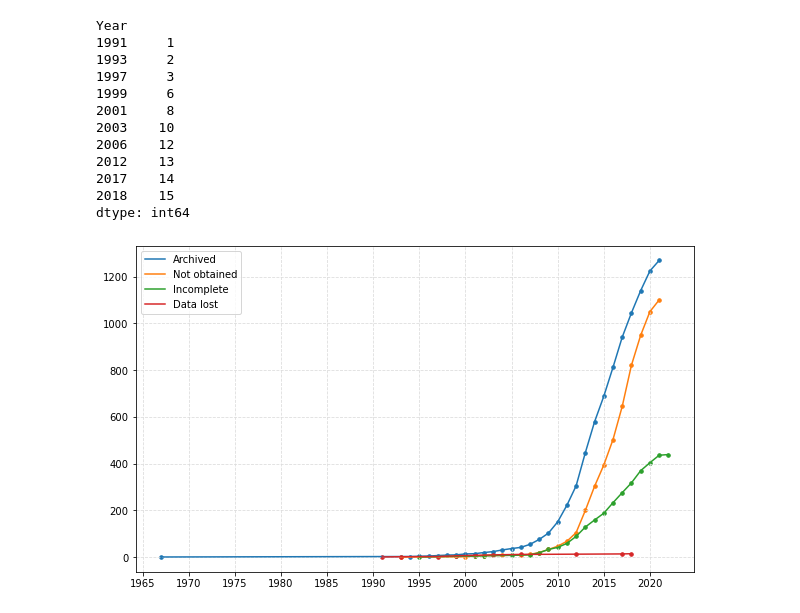
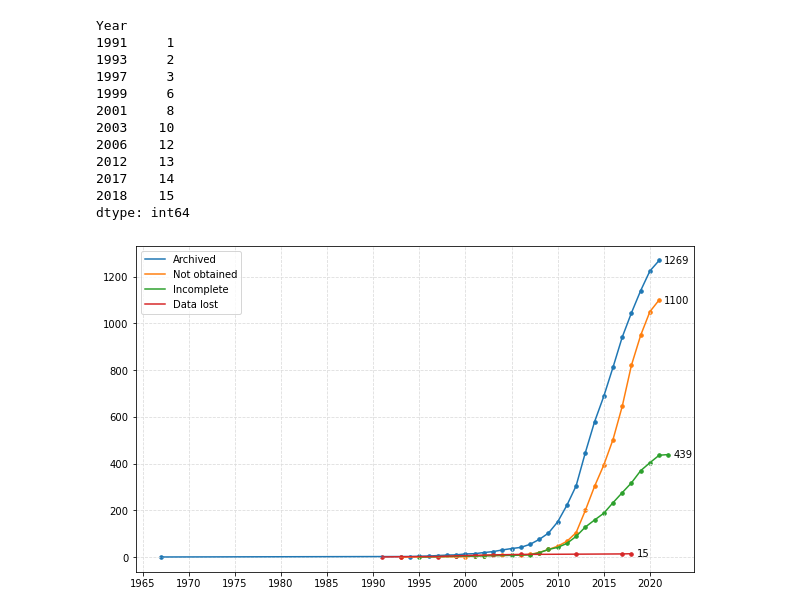
Before and after one commit to PBrockmann/PANGAEA_Scraping, a Jupyter notebook: PANGEAE_cumulativePapers_01.ipynb, the cells around one changed output. Saved outputs shown, nothing was run; the diff lists cells and outputs as text; code cells hidden in the pictures.

```diff
--- a/PANGEAE_cumulativePapers_01.ipynb
+++ b/PANGEAE_cumulativePapers_01.ipynb
@@ -70,18 +72,32 @@ dtype: int64
 # %%
 fig, ax = plt.subplots(figsize=[10,6])
 
+#==============================
 ax.plot(a1, label="Archived")
 ax.scatter(x=a1.index, y=a1, marker='.', s=50)
+#==============================
 ax.plot(b1, label="Not obtained")
 ax.scatter(x=b1.index, y=b1, marker='.', s=50)
+#==============================
 ax.plot(c1, label="Incomplete")
 ax.scatter(x=c1.index, y=c1, marker='.', s=50)
+#==============================
 ax.plot(d1, label="Data lost")
 ax.scatter(x=d1.index, y=d1, marker='.', s=50)
 
+#==============================
+for l in ax.lines:
+    x,y = l.get_data()
+    ax.annotate(y[-1],
+                xy=(x[-1], y[-1]),
+                ha='left', va='center',
+                xytext=(5, 0), textcoords='offset points', fontsize=10)
+
+#==============================
 ax.grid(axis='both', zorder=0, color='gainsboro', linestyle='--')
 ax.legend()
+#ax.set_xlim(1965, 2030)
 ax.xaxis.set_ticks(np.arange(1965, 2025, 5))
 plt.show()
 # %% [output]
-[figure, old version]
+[figure, new version]
```
Also changed, not shown: parts of 1 cell of this notebook.
